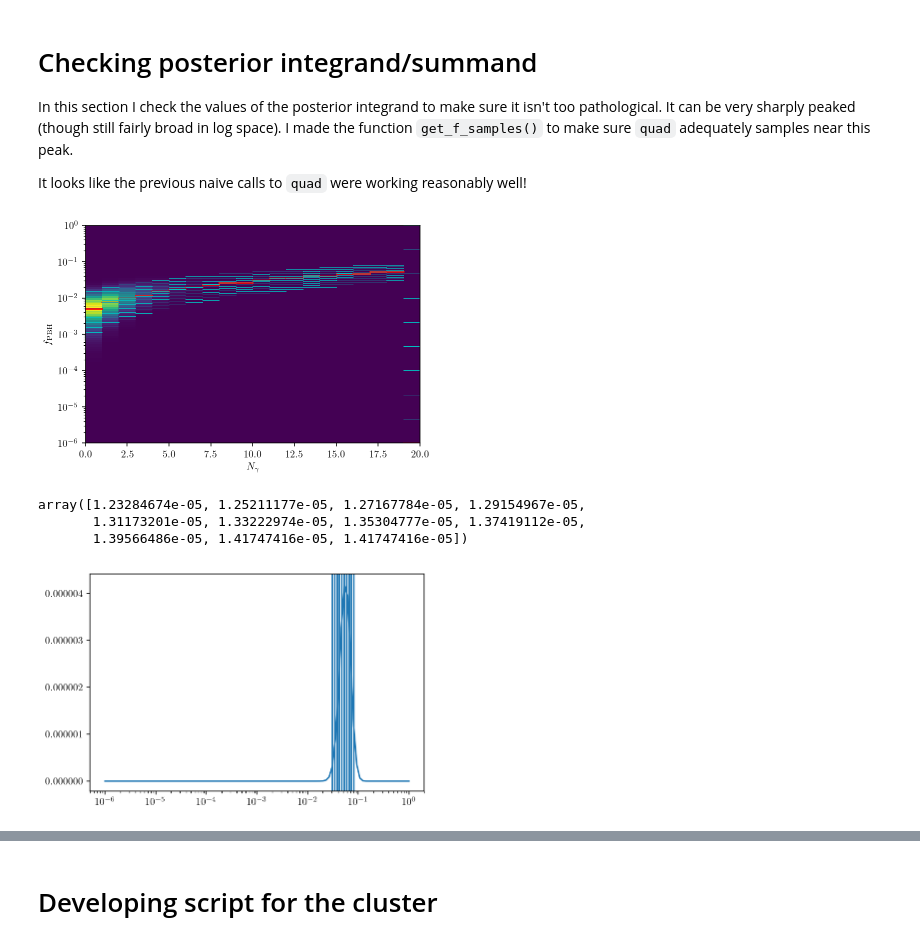
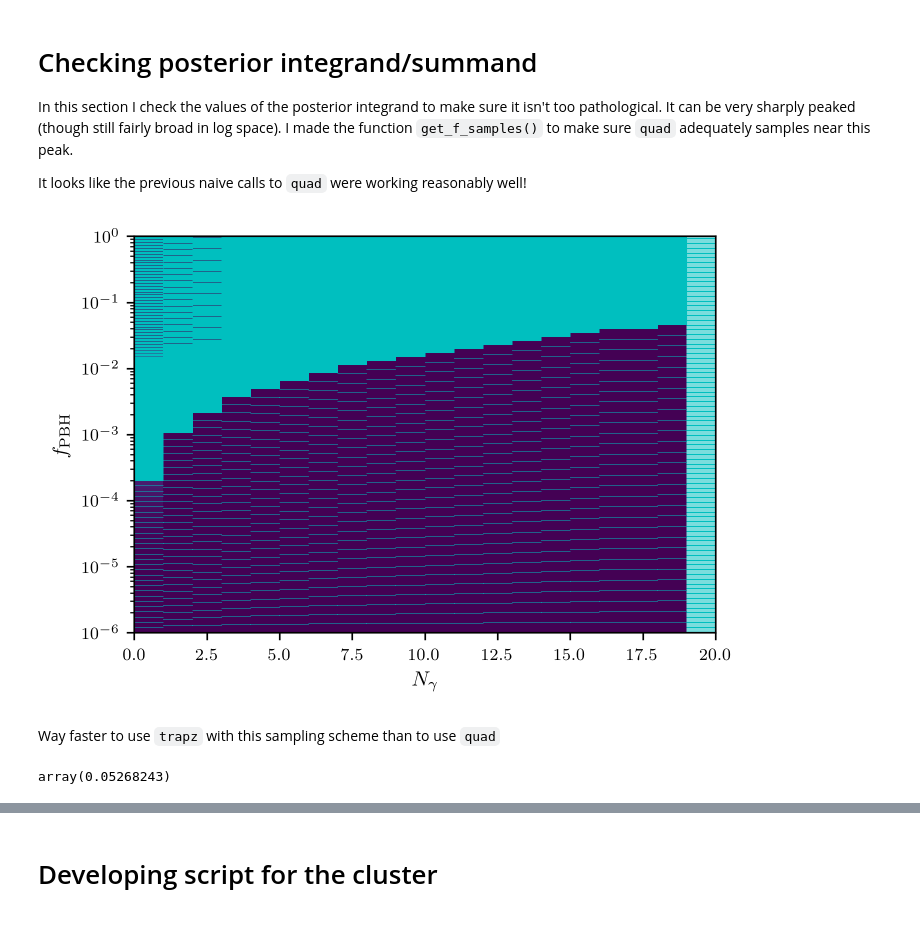
Before and after one commit to adam-coogan/pbhs_vs_wimps, a Jupyter notebook: setting_up_posterior_sv_runs_22_feb_2019.ipynb, the cells around one changed output, grey strips where cells are left out. Drawn from its saved outputs; the diff is of its cells as text; code cells hidden in the pictures.

Commit message:
Swapped quad -> trapz to speed up integrations

```diff
--- a/setting_up_posterior_sv_runs_22_feb_2019.ipynb
+++ b/setting_up_posterior_sv_runs_22_feb_2019.ipynb
@@ -168,36 +120,51 @@ def get_f_samples(fs, integrand_vals, frac=0.1, n=10):
+# %%
+n_peak = 250
+n_low = 30
+n_high = 200
+
+integrand_max = integrand_vals_init.max(axis=0)
+min_sample_val = 0.1 * integrand_max
+d = (np.sign(min_sample_val - integrand_vals_init[:-1]) -
+     np.sign(min_sample_val - integrand_vals_init[1:]))
+
+f_low = fs[np.argmax(d > 0, axis=0)]
+
+idx_high = np.argmax(d < 0, axis=0)
+idx_high[idx_high == 0] = -1
+f_high = fs[idx_high]
+
+f_mg = np.zeros([n_low + n_peak + n_high, integrand_vals_init.shape[1]])
+for i in range(integrand_vals_init.shape[1]):
+    n_peak_cur = n_peak
+    f_samples_low = np.array([])
+    f_samples_high = np.array([])
+    if f_low[i] == fs[0]:
+        n_peak_cur += n_low
+    else:
+        f_samples_low = np.geomspace(fs[0], f_low[i], n_low)
+    if f_high[i] == fs[-1]:
+        n_peak_cur += n_high
+    else:
+        f_samples_high = np.geomspace(f_high[i], fs[-1], n_high)
+    f_samples_peak = np.geomspace(f_low[i], f_high[i], n_peak_cur)
+    f_mg[:, i] = np.concatenate([f_samples_low, f_samples_peak, f_samples_high])
+n_g_mg = n_gs * np.ones_like(f_mg)
 # %%
 plt.yscale("log")
 plt.xlabel(r"$N_\gamma$")
 plt.ylabel(r"$f_{\mathrm{PBH}}$")
-plt.xlim(0, n_gs.max())
+plt.xlim(0, n_gs.max()+1)
 plt.ylim(fs[[0, -1]])
-plt.pcolormesh(n_g_mg, f_mg, post_integrand_vals)
+plt.pcolormesh(n_g_mg_init, f_mg_init, integrand_vals_init)
 
-for i, n_g in enumerate(n_gs):
-    f_map = fs[map_idxs[i]]
-    plt.plot([n_g, n_g+1], 2*[f_map], 'r')
-
-    for f_sample in get_f_samples(fs, post_integrand_vals[:, i]):
-        plt.plot([n_g, n_g+1], 2*[f_sample], 'c', linewidth=0.5)
+for i, (n_g, f_vals) in enumerate(zip(n_gs, f_mg.T)):
+    for f in f_vals:
+        plt.plot([n_g, n_g+1], 2*[f], 'c', linewidth=0.25)
 # %% [output]
-[figure, old version]
+[figure, new version]
-# %%
-get_f_samples(fs[:20], post_integrand_vals[:20, idx])
-# %% [output]
-array([1.23284674e-05, 1.25211177e-05, 1.27167784e-05, 1.29154967e-05,
-       1.31173201e-05, 1.33222974e-05, 1.35304777e-05, 1.37419112e-05,
-       1.39566486e-05, 1.41747416e-05, 1.41747416e-05])
-# %%
-idx = 18
-plt.xscale("log")
-plt.plot(fs, post_integrand_vals[:, idx])
-for f in get_f_samples(fs, post_integrand_vals[:, idx]):
-    plt.axvline(f)
-
-# d = (np.sign(np.max(post_integrand_vals[:, idx])*0.25 - post_integrand_vals[:-1, idx]) -
-#      np.sign(np.max(post_integrand_vals[:, idx])*0.25 - post_integrand_vals[1:, idx]))
-# plt.plot(fs[:-1], d)
-# plt.plot(fs[np.where(d > 0)[0][0]], 2., '.')
-# plt.plot(fs[np.where(d < 0)[0][0]], -2., '.')
-# %% [output]
-[figure, removed]
+# %% [markdown]
+Way faster to use `trapz` with this sampling scheme than to use `quad`
+# %%
+get_posterior_val(sv, n_pbh, p_f, p_gamma, m_pbh, m_dm, n_u_0, "LF", "LF", "U", "trapz")
+# %% [output]
+array(0.05268243)
```
Also changed, not shown: parts of 12 cells of this notebook, 1 other file.
